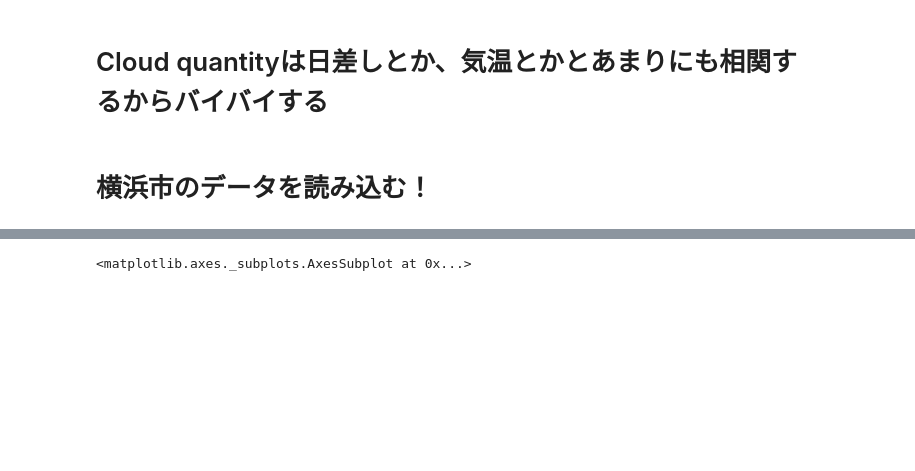
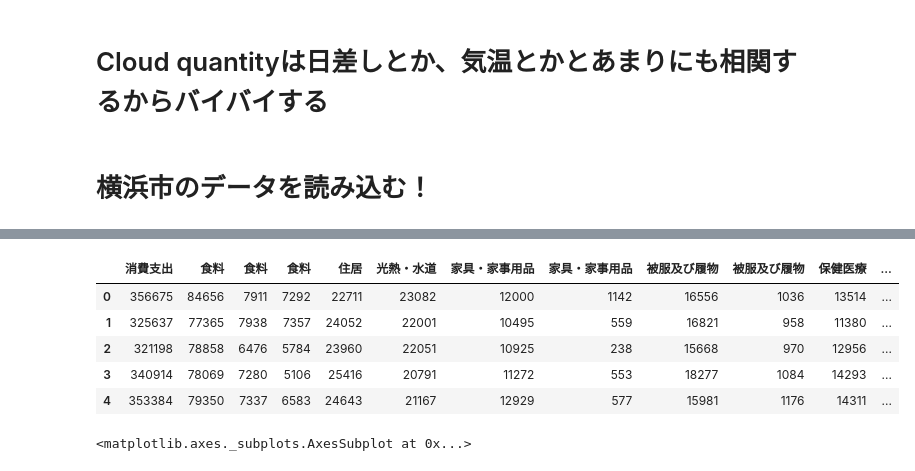
Before and after one commit to taishiroyamada/graduation_thesis_dayo, a Jupyter notebook: sotsuron_data4.ipynb, the cells around one changed output, grey strips where cells are left out. Drawn from its saved outputs; the diff is of its cells as text; code cells hidden in the pictures; blank space fills up the shorter version.

```diff
--- a/sotsuron_data4.ipynb
+++ b/sotsuron_data4.ipynb
@@ -248,3 +246,15 @@ yt_data['money'].plot()
+# %%
+#消費支出の総額と各項目の
+y_econ = econ.loc[:,['消費支出','食料','住居','光熱・水道','家具・家事用品','被服及び履物','保健医療','交通・通信','教育','教養娯楽','その他の消費支出','現物総額','エンゲル係数(％)']]
+# %%
+y_econ.head()
+# %% [output]
+|  | 消費支出 | 食料 | 食料 | 食料 | 住居 | 光熱・水道 | 家具・家事用品 | 家具・家事用品 | 被服及び履物 | 被服及び履物 | 保健医療 | ... |
+| 0 | 356675 | 84656 | 7911 | 7292 | 22711 | 23082 | 12000 | 1142 | 16556 | 1036 | 13514 | ... |
+| 1 | 325637 | 77365 | 7938 | 7357 | 24052 | 22001 | 10495 | 559 | 16821 | 958 | 11380 | ... |
+| 2 | 321198 | 78858 | 6476 | 5784 | 23960 | 22051 | 10925 | 238 | 15668 | 970 | 12956 | ... |
+| 3 | 340914 | 78069 | 7280 | 5106 | 25416 | 20791 | 11272 | 553 | 18277 | 1084 | 14293 | ... |
+| 4 | 353384 | 79350 | 7337 | 6583 | 24643 | 21167 | 12929 | 577 | 15981 | 1176 | 14311 | ... |
 # %%
 sns.regplot(x=yt_data["money"], y=yt_data["var_temp"])
 # %% [output]
```
Also changed, not shown: parts of 10 cells of this notebook, 1 other file.
